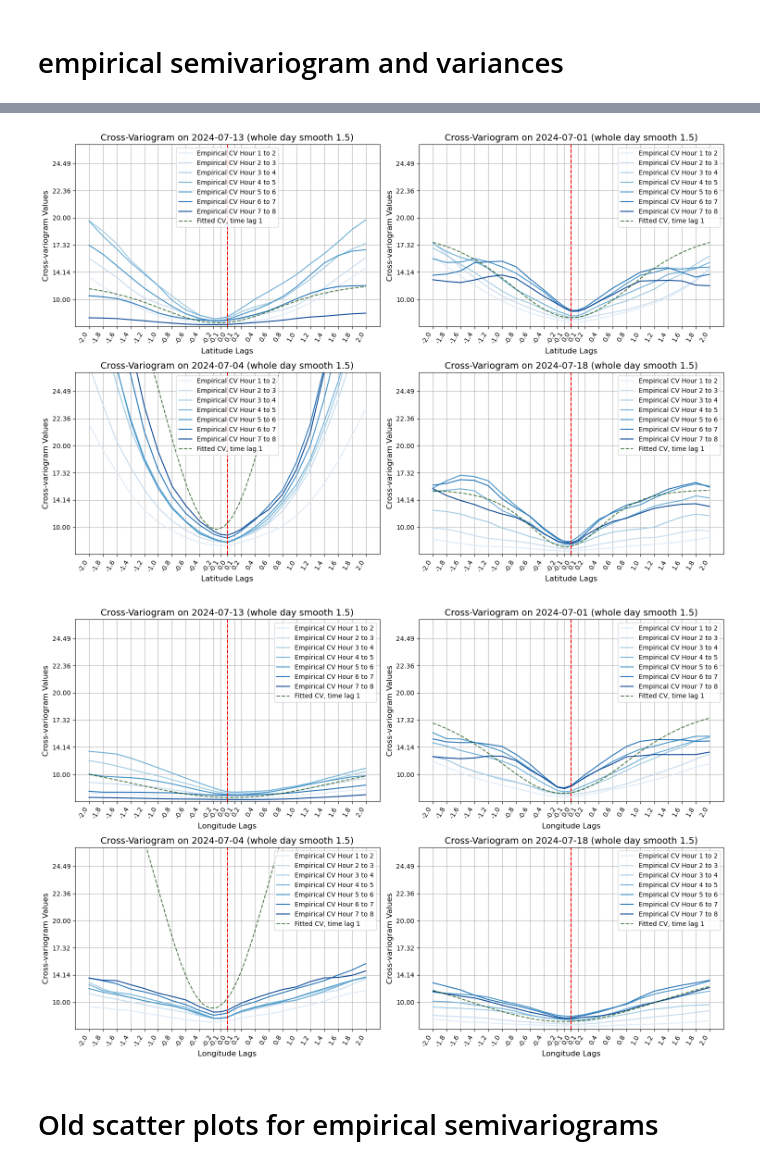
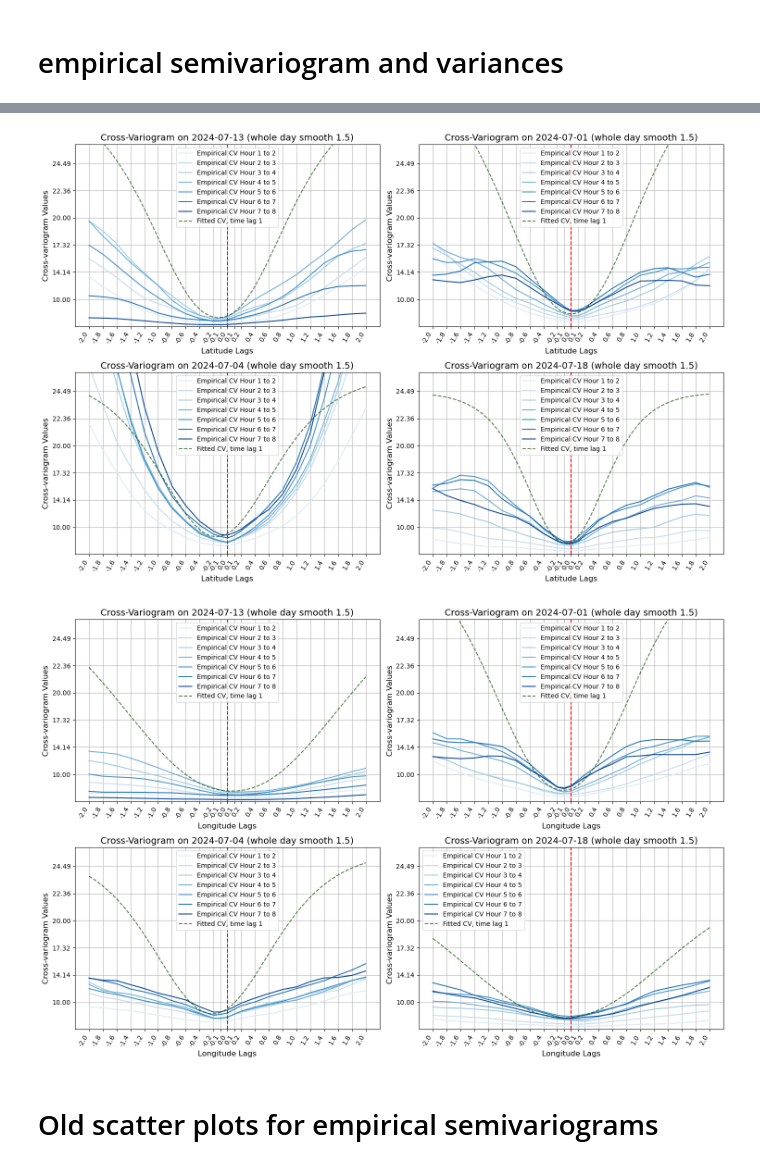
Before and after one commit to cl20813/GEMS_TCO, a Jupyter notebook: GEMS_TCO_EDA/semivariograms/amarel_directional_sem.ipynb, the cells around one changed output, grey strips where cells are left out. Saved outputs shown, nothing was run; the diff lists cells and outputs as text; code cells hidden in the pictures.

```diff
--- a/GEMS_TCO_EDA/semivariograms/amarel_directional_sem.ipynb
+++ b/GEMS_TCO_EDA/semivariograms/amarel_directional_sem.ipynb
@@ -253,6 +293,8 @@ for days in dayss:
 day = 1
 hour = 1
 days = [13,1,4,18]
+
+days = list(range(1,7))
 for day in days:
     lat_lon_resolution = [5,5]
     mm_cond_number = 20
@@ -272,8 +314,8 @@ for day in days:
 
     keys = list(analysis_data_map.keys())
 
-    print(f' The variance of ozone on day {day}, hour {hour+1}: {torch.var(analysis_data_map[keys[hour]][:,2])}')
-    print(f' The averaged variance of ozone on day {day}, : {torch.var(aggregated_data[:,2])}')
+    # print(f' The variance of ozone on day {day}, hour {hour+1}: {torch.var(analysis_data_map[keys[hour]][:,2])}')
+    # print(f' The averaged variance of ozone on day {day}, : {torch.var(aggregated_data[:,2])}')
 
     print(f'Sorted semivariograms on day {day}, hour {hour+1} : {sorted(d_lon_20000[day][hour])}')
 # %% [output]
@@ -302,15 +338,15 @@ input_filepath = os.path.join(input_path, input_filename)
 df_full_v15 = pd.read_csv(input_filepath)
 df_full_v15 = df_full_v15.iloc[:,5:13]
 
-print(df_full_v15.head())
 print(df_full_v15.iloc[[12,0,3,17],:])
 
 
-df_full_v15.iloc[12] = np.array( [10.3450, 0.4698,0.8149, -0.12638, 0.062735, 0.599311, 2.3620 ,500 ]  )
-df_full_v15.iloc[3] = np.array( [ 32, 0.43308, 0.453, -0.1571, -0.2133, 0.4224, 5.319, 500 ]  )
-df_full_v15.iloc[0] = np.array( [ 14.345, 0.492, 0.530069, 0.004869, -0.1155, 0.4287, 4.4720, 500 ]  )
-df_full_v15.iloc[17] = np.array( [ 11.577, 0.2943, 0.7996, -0.0767, -0.1072, 0.5640, 3.8548, 500 ]  )
+# df_full_v15.iloc[12] = np.array( [10.3450, 0.4698,0.8149, -0.12638, 0.062735, 0.599311, 2.3620 ,500 ]  )
+# df_full_v15.iloc[0] = np.array( [ 14.345, 0.492, 0.530069, 0.004869, -0.1155, 0.4287, 4.4720, 500 ]  )
+# df_full_v15.iloc[3] = np.array( [ 32, 0.43308, 0.453, -0.1571, -0.2133, 0.4224, 5.319, 500 ]  )
+# df_full_v15.iloc[17] = np.array( [ 11.577, 0.2943, 0.7996, -0.0767, -0.1072, 0.5640, 3.8548, 500 ]  )
 # x_values = [-1, -.8, -.6, -.4, -.2, 0, 0.2, 0.4, 0.6, 0.8, 1]
+
 dayss = [[1,2,3,4], [5,6,7,8], [9,10,11,12], [13,14,15,16], [17,18,19,20], [21,22,23,24], [25,26,27,28], [29,30,31]]
 x_values = np.concatenate((np.linspace(-2, -0.2, 10), [-0.1, 0, 0.1], np.linspace(0.2, 2, 10)))
 
@@ -345,9 +375,9 @@ for days in dayss:
 12  11473.860510
 0   14171.085058
 3   14842.652225
 17  13521.662949
-[figure, old version]
+[figure, new version]
-[figure, old version]
+[figure, new version]
 # %% [markdown]
 # Old scatter plots for empirical semivariograms
 # %%
```
Also changed, not shown: parts of 5 cells of this notebook, 2 other files.
